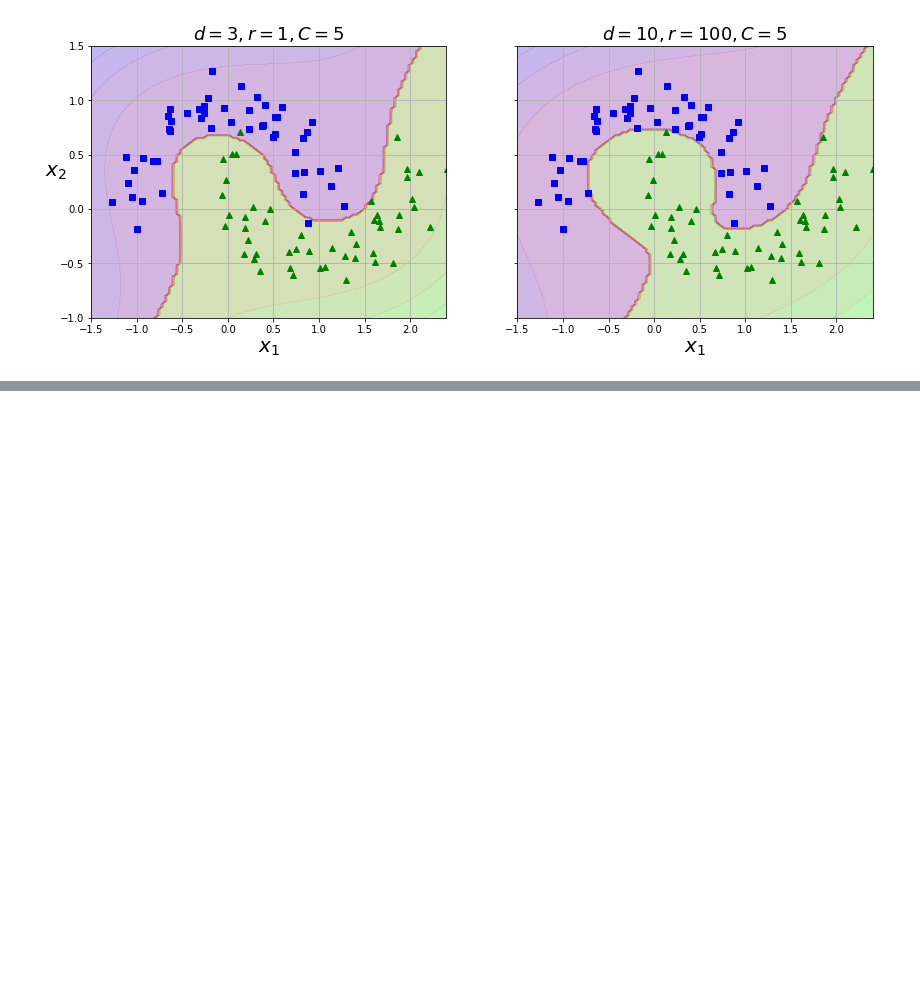
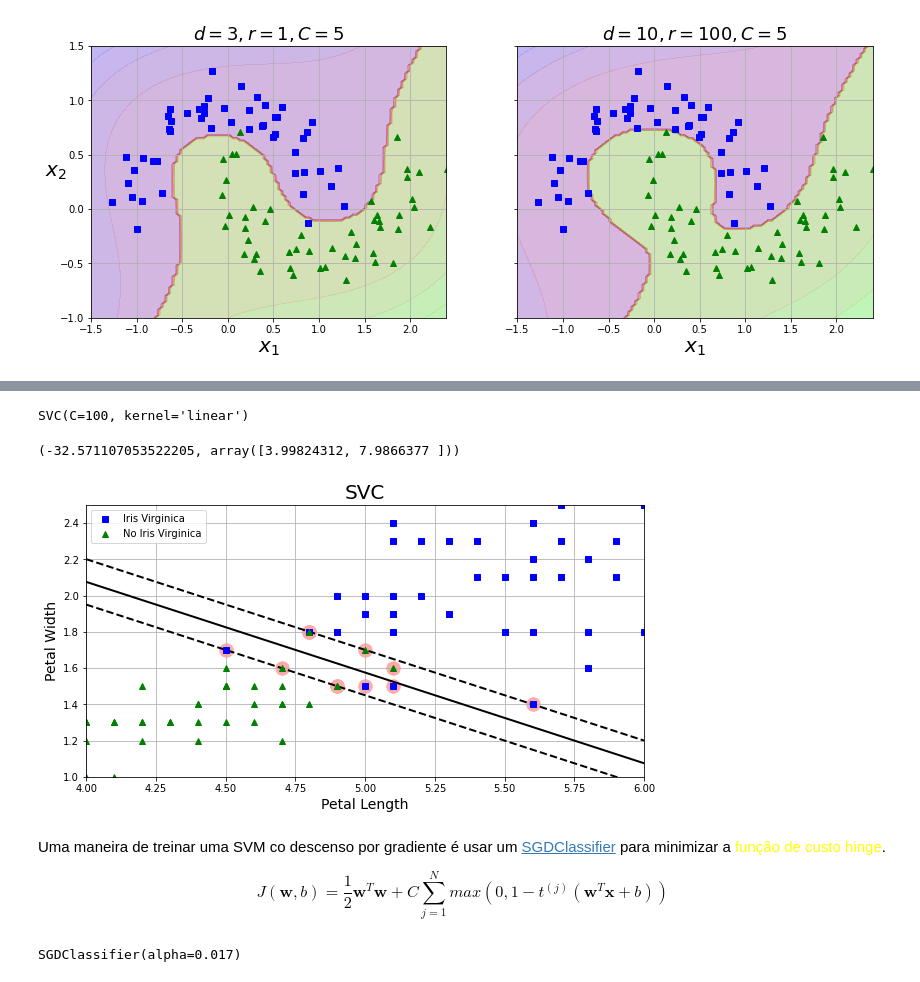
Before and after one commit to EddyGiusepe/Machine_Learning, a Jupyter notebook: 4_ML_Support_Vector_Machines.ipynb, the cells around one changed output, grey strips where cells are left out. Drawn from its saved outputs; the diff is of its cells as text; code cells hidden in the pictures; blank space fills up the shorter version.

```diff
--- a/4_ML_Support_Vector_Machines.ipynb
+++ b/4_ML_Support_Vector_Machines.ipynb
@@ -305,0 +524,58 @@ No caso limite, podemos usar todas as instâncias do dataset para ter certeza qu
+# %%
+def plot_svc_decision_boundary(svm_clf, xmin, xmax):
+    w = svm_clf.coef_[0]
+    b = svm_clf.intercept_[0]
+
+    x0 = np.linspace(xmin, xmax, 200)
+    decision_boundary = -w[0]/w[1] * x0 - b/w[1]
+
+    margin = 1/w[1]
+    gutter_up = decision_boundary + margin
+    gutter_down = decision_boundary - margin
+
+    svs = svm_clf.support_vectors_
+    plt.scatter(svs[:, 0], svs[:, 1], s=180, facecolors='#FFAAAA')
+    plt.plot(x0, decision_boundary, "k-", linewidth=2)
+    plt.plot(x0, gutter_up, "k--", linewidth=2)
+    plt.plot(x0, gutter_down, "k--", linewidth=2)
+# %%
+from sklearn.svm import SVC
+svm = SVC(C=100, kernel="linear")
+svm.fit(X,y.ravel())
+# %% [output]
+SVC(C=100, kernel='linear')
+# %%
+svm.intercept_[0], svm.coef_[0]
+# %% [output]
+(-32.571107053522205, array([3.99824312, 7.9866377 ]))
+# %%
+import matplotlib.pyplot as plt
+
+plt.figure(figsize=(10, 5))
+plot_svc_decision_boundary(svm, 4, 6)
+yr = y.ravel()
+plt.plot(X[:,0][yr==1], X[:,1][yr==1], "bs", label='Iris Virginica')
+plt.plot(X[:,0][yr==0], X[:,1][yr==0], "g^", label='No Iris Virginica')
+plt.axis([4, 6, 1, 2.5])
+plt.title("SVC", fontsize=20)
+plt.legend()
+plt.xlabel('Petal Length', fontsize=14)
+plt.ylabel('Petal Width', fontsize=14)
+plt.grid()
+plt.show()
+# %% [output]
+[figure, added]
+# %% [markdown]
+Uma maneira de treinar uma SVM co descenso por gradiente é usar um [SGDClassifier](https://scikit-learn.org/stable/modules/generated/sklearn.linear_model.SGDClassifier.html?highlight=sgd#sklearn.linear_model.SGDClassifier) para minimizar a <font color="yellow">função de custo hinge</font>.
+
+\begin{equation}
+  J(\mathbf{w}, b) = \frac{1}{2} \mathbf{w}^T \mathbf{w} + C \sum_{j=1}^N max(0, 1 - t^{(j)}(\mathbf{w}^T \mathbf{x}+b))
+\end{equation}
+# %%
+from sklearn.linear_model import SGDClassifier # Biblioteca Estocástico de Gradiente Descendente (SGD)
+# usamos está biblioteca quando nosso Dataset seja muito grande e não podamos carregar-lo em memoria
+
+sgd = SGDClassifier(alpha=0.017)
+sgd.fit(X, yr)
+# %% [output]
+SGDClassifier(alpha=0.017)
```
Also changed, not shown: parts of 30 cells of this notebook.
